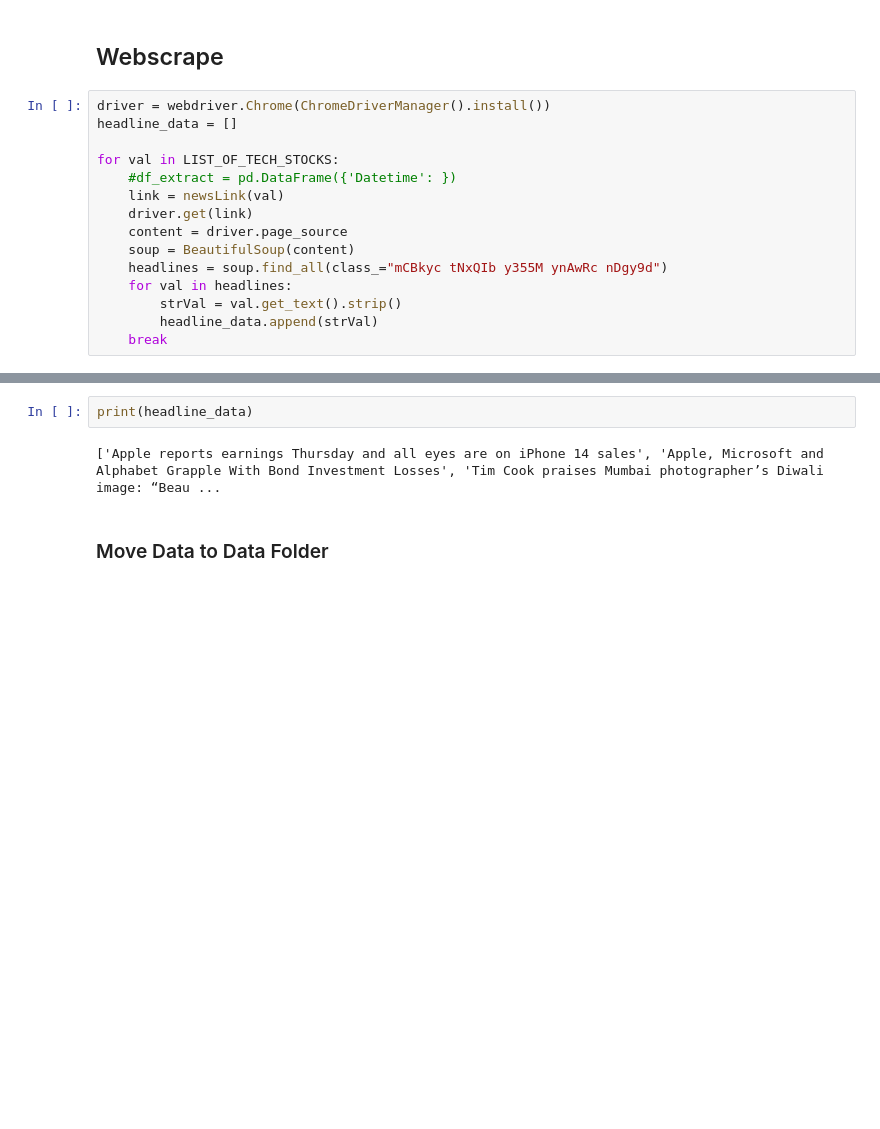
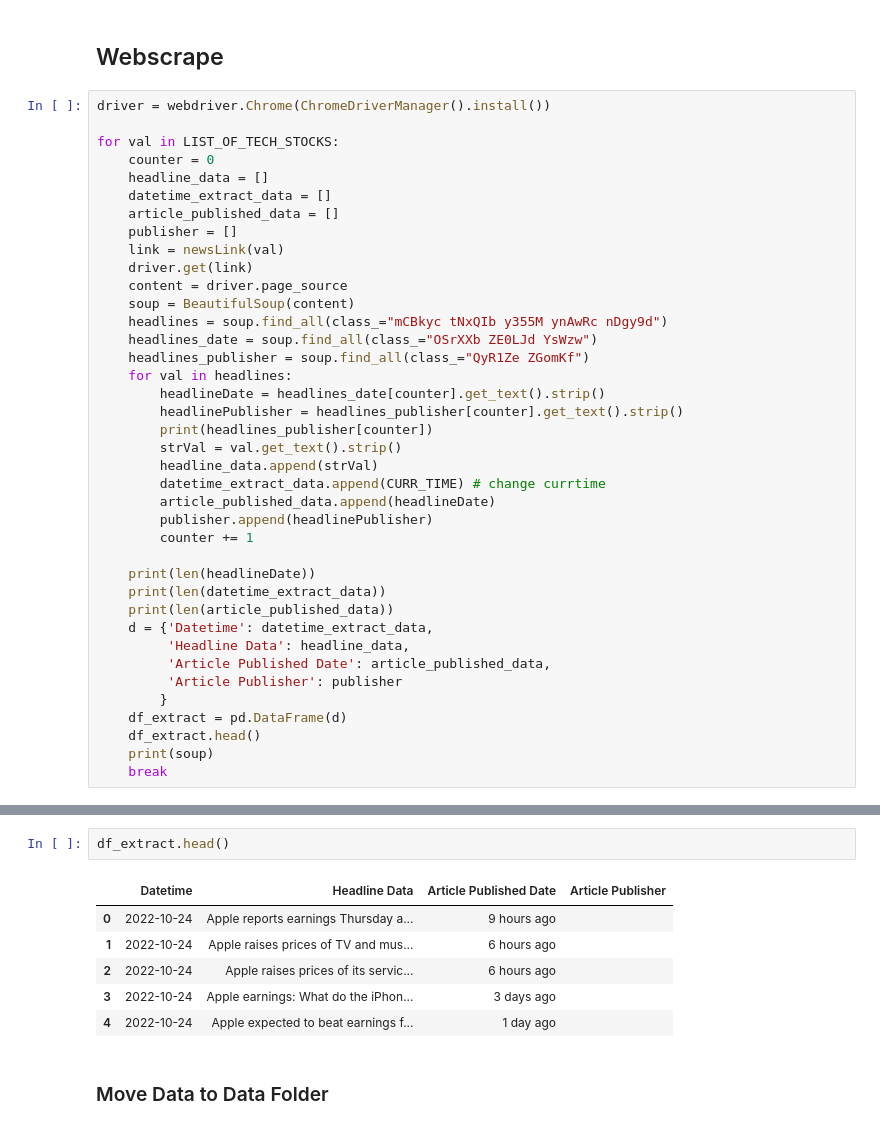
Before and after one commit to timhyc19/StockMarketAnalysis, a Jupyter notebook: ETL/Extract/webscrapeRaw/webscrape.ipynb, the cells around one changed output, grey strips where cells are left out. Drawn from its saved outputs; the diff is of its cells as text; blank space fills up the shorter version.

```diff
--- a/ETL/Extract/webscrapeRaw/webscrape.ipynb
+++ b/ETL/Extract/webscrapeRaw/webscrape.ipynb
@@ -8,18 +8,42 @@
 ## Webscrape
 # %%
 driver = webdriver.Chrome(ChromeDriverManager().install())
-headline_data = []
 
 for val in LIST_OF_TECH_STOCKS:
-    #df_extract = pd.DataFrame({'Datetime': })
+    counter = 0
+    headline_data = []
+    datetime_extract_data = []
+    article_published_data = []
+    publisher = []
     link = newsLink(val)
     driver.get(link)
     content = driver.page_source
     soup = BeautifulSoup(content)
     headlines = soup.find_all(class_="mCBkyc tNxQIb y355M ynAwRc nDgy9d")
+    headlines_date = soup.find_all(class_="OSrXXb ZE0LJd YsWzw")
+    headlines_publisher = soup.find_all(class_="QyR1Ze ZGomKf")
     for val in headlines:
+        headlineDate = headlines_date[counter].get_text().strip()
+        headlinePublisher = headlines_publisher[counter].get_text().strip()
+        print(headlines_publisher[counter])
         strVal = val.get_text().strip()
         headline_data.append(strVal)
+        datetime_extract_data.append(CURR_TIME) # change currtime
+        article_published_data.append(headlineDate)
+        publisher.append(headlinePublisher)
+        counter += 1
+
+    print(len(headlineDate))
+    print(len(datetime_extract_data))
+    print(len(article_published_data))
+    d = {'Datetime': datetime_extract_data,
+         'Headline Data': headline_data,
+         'Article Published Date': article_published_data,
+         'Article Publisher': publisher
+        }
+    df_extract = pd.DataFrame(d)
+    df_extract.head()
+    print(soup)
     break
 # %% [output]
 ====== WebDriver manager ======
@@ -29,6 +70,11 @@ Driver [C:\Users\joshu\.wdm\drivers\chromedriver\win32\106.0.5249.61\chromedrive
-# %%
-print(headline_data)
-# %% [output]
-['Apple reports earnings Thursday and all eyes are on iPhone 14 sales', 'Apple, Microsoft and Alphabet Grapple With Bond Investment Losses', 'Tim Cook praises Mumbai photographer’s Diwali image: “Beau ...
+# %%
+df_extract.head()
+# %% [output]
+|  | Datetime | Headline Data | Article Published Date | Article Publisher |
+| 0 | 2022-10-24 | Apple reports earnings Thursday a... | 9 hours ago |  |
+| 1 | 2022-10-24 | Apple raises prices of TV and mus... | 6 hours ago |  |
+| 2 | 2022-10-24 | Apple raises prices of its servic... | 6 hours ago |  |
+| 3 | 2022-10-24 | Apple earnings: What do the iPhon... | 3 days ago |  |
+| 4 | 2022-10-24 | Apple expected to beat earnings f... | 1 day ago |  |
 # %% [markdown]
 ### Move Data to Data Folder
```
Also changed, not shown: parts of 1 cell of this notebook, 1 other file.
